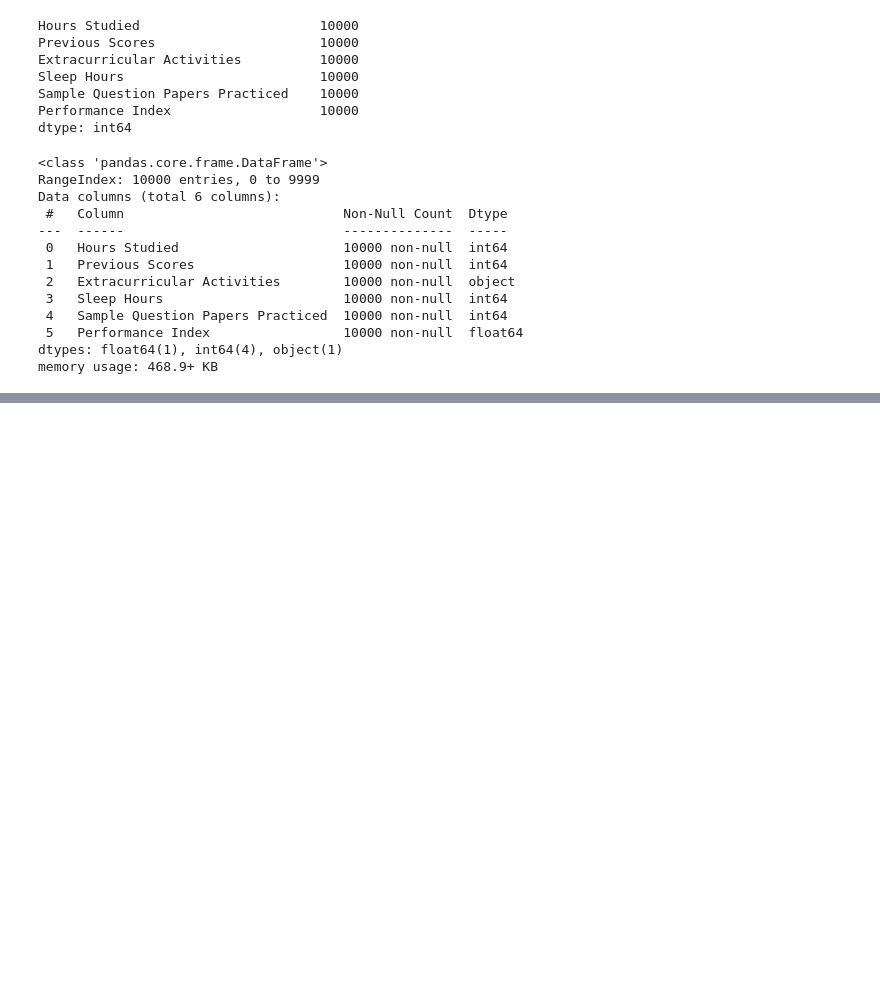
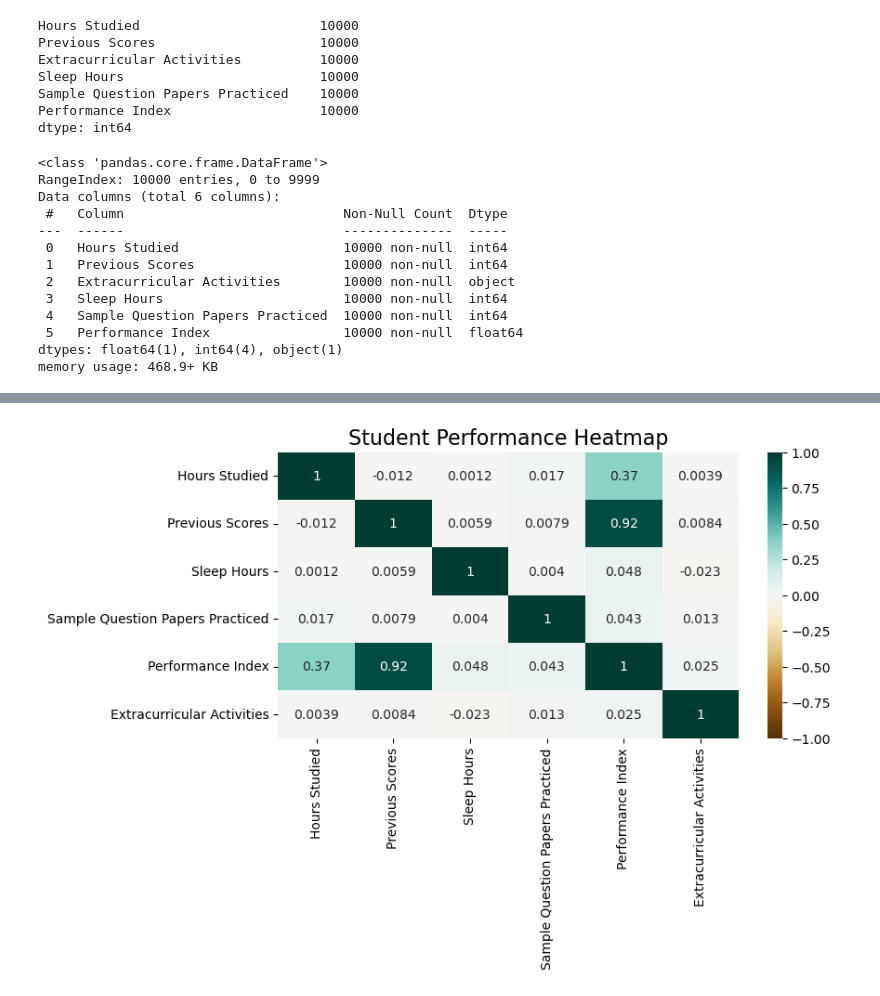
Before and after one commit to GabrielGrobb/LinearRegression_Python, a Jupyter notebook: Multi-LinearRegression_Code.ipynb, the cells around one changed output, grey strips where cells are left out. Drawn from its saved outputs; the diff is of its cells as text; code cells hidden in the pictures; blank space fills up the shorter version.

Commit message:
Added Data Preprocessing to multi-linear regression file.

```diff
--- a/Multi-LinearRegression_Code.ipynb
+++ b/Multi-LinearRegression_Code.ipynb
@@ -72,0 +75,9 @@ memory usage: 468.9+ KB
+# %%
+# Creating an instance of the LabelEncoder library.
+label_encoder = LabelEncoder()
+
+# Used label encoder to transform categorical entries into numerical values.
+encoded_categorical_labels = label_encoder.fit_transform(linear_regression_dataframe['Extracurricular Activities'])
+
+# Print the lable encoded vlaues.
+print(encoded_categorical_labels)
@@ -72,0 +86,9 @@ memory usage: 468.9+ KB
+# %%
+# Droping the categorical 'Extracurricular Activities' column.
+linear_regression_dataframe.drop("Extracurricular Activities", axis=1, inplace=True)
+
+# Appending the label encoded array to the 'Extracurricular Activities' column in the dataset.
+linear_regression_dataframe['Extracurricular Activities'] = encoded_categorical_labels
+
+# Displaying the first five rows of the
+linear_regression_dataframe.head()
@@ -72,0 +113,20 @@ memory usage: 468.9+ KB
+# %%
+# Creating a heatmap figure.
+# Setting the size of the figure.
+plt.figure(figsize=(8, 4))
+
+# Intializing a headmap variable, passing the correlated linear regression data frame.
+# Setting the minimum and maximum ranges of the heatmap.
+# Setting annot to 'True' to make the correlation values visable.
+# Setting the heatmap style to 'BrBG'.
+dataframe_heatmap = sns.heatmap(linear_regression_dataframe.corr(),
+                                vmin=-1, vmax=1,
+                                annot=True, cmap='BrBG')
+
+# Adding a title to the heatmap figure.
+plt.title('Student Performance Heatmap', fontdict={'fontsize':16})
+
+# Displaying the heatmap figure.
+plt.show()
+# %% [output]
+[figure, added]
```
Also changed, not shown: parts of 4 cells of this notebook.
